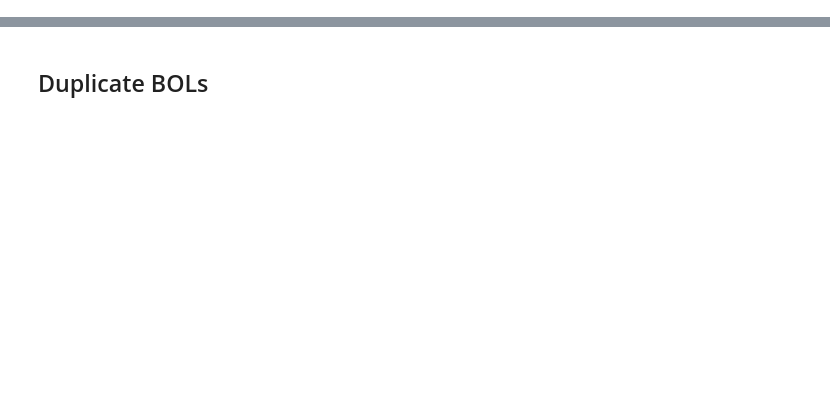
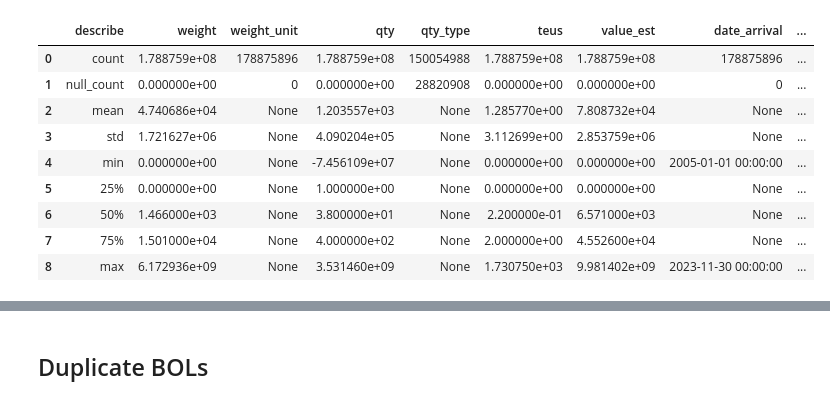
Before and after one commit to epistemetrica/PIERS-Data-Project, a Jupyter notebook: piers_explore.ipynb, the cells around one changed output, grey strips where cells are left out. Saved outputs shown, nothing was run; the diff lists cells and outputs as text; code cells hidden in the pictures; blank space fills up the shorter version.

Commit message:
dev piers_explore nb

```diff
--- a/piers_explore.ipynb
+++ b/piers_explore.ipynb
@@ -75,0 +21,20 @@ memory usage: 17.3+ GB
+# %%
+#set paths
+imports_path = 'data/clean/imports/'
+exports_path = 'data/clean/exports/'
+
+#get schema and col names
+imports_schema = pl.read_parquet_schema(source= imports_path+'piers_imports_2005.parquet')
+imports_colnames = imports_schema.keys()
+exports_schema = pl.read_parquet_schema(source=exports_path+'piers_exports_complete.parquet')
+exports_colnames = exports_schema.keys()
+
+#init lazy dataframes
+imports_lzdf = pl.scan_parquet(imports_path+'*.parquet', parallel='columns')
+exports_lzdf = pl.scan_parquet(exports_path+'piers_exports_complete.parquet', parallel='columns')
+
+#get number of observations
+imports_n = imports_lzdf.select(pl.count()).collect().item()
+exports_n = exports_lzdf.select(pl.count()).collect().item()
+print('The imports dataset has {:,} unique observations and {} columns.'.format(imports_n, len(imports_schema)))
+print('The exports dataset has {:,} unique observations and {} columns.'.format(exports_n, len(exports_schema)))
@@ -75,0 +64,19 @@ memory usage: 17.3+ GB
+# %%
+#init df and get stats labels column
+imports_summarystats_df = imports_lzdf.select(pl.first()).collect().describe().select(pl.first()).to_pandas()
+#loop through columns and get descriptive stats
+for column in imports_colnames:
+    imports_summarystats_df[column] = imports_lzdf.select(pl.col(column)).collect().describe().select(column).to_pandas()
+#display
+imports_summarystats_df
+# %% [output]
+|  | describe | weight | weight_unit | qty | qty_type | teus | value_est | date_arrival | ... |
+| 0 | count | 1.788759e+08 | 178875896 | 1.788759e+08 | 150054988 | 1.788759e+08 | 1.788759e+08 | 178875896 | ... |
+| 1 | null_count | 0.000000e+00 | 0 | 0.000000e+00 | 28820908 | 0.000000e+00 | 0.000000e+00 | 0 | ... |
+| 2 | mean | 4.740686e+04 | None | 1.203557e+03 | None | 1.285770e+00 | 7.808732e+04 | None | ... |
+| 3 | std | 1.721627e+06 | None | 4.090204e+05 | None | 3.112699e+00 | 2.853759e+06 | None | ... |
+| 4 | min | 0.000000e+00 | None | -7.456109e+07 | None | 0.000000e+00 | 0.000000e+00 | 2005-01-01 00:00:00 | ... |
+| 5 | 25% | 0.000000e+00 | None | 1.000000e+00 | None | 0.000000e+00 | 0.000000e+00 | None | ... |
+| 6 | 50% | 1.466000e+03 | None | 3.800000e+01 | None | 2.200000e-01 | 6.571000e+03 | None | ... |
+| 7 | 75% | 1.501000e+04 | None | 4.000000e+02 | None | 2.000000e+00 | 4.552600e+04 | None | ... |
+| 8 | max | 6.172936e+09 | None | 3.531460e+09 | None | 1.730750e+03 | 9.981402e+09 | 2023-11-30 00:00:00 | ... |
```
Also changed, not shown: parts of 21 cells of this notebook.
